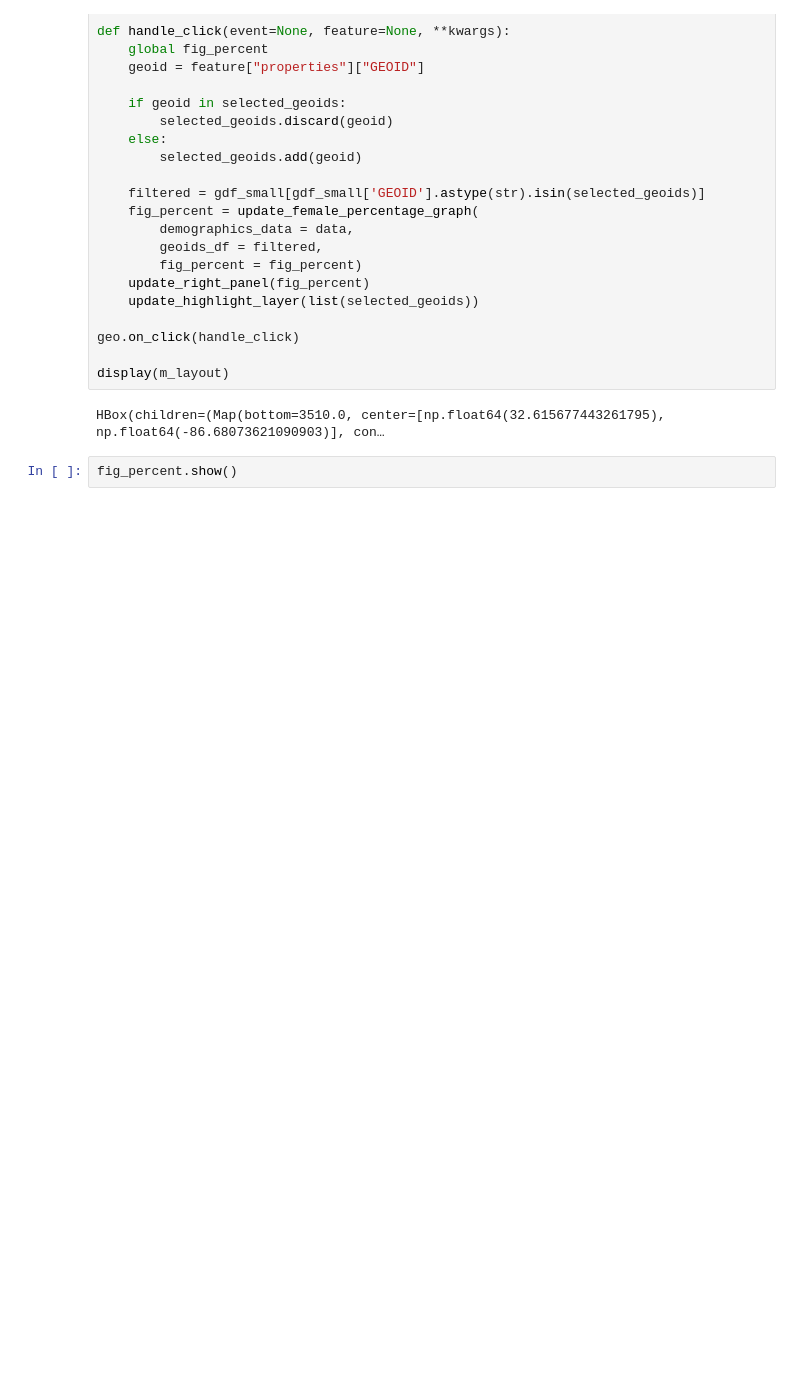
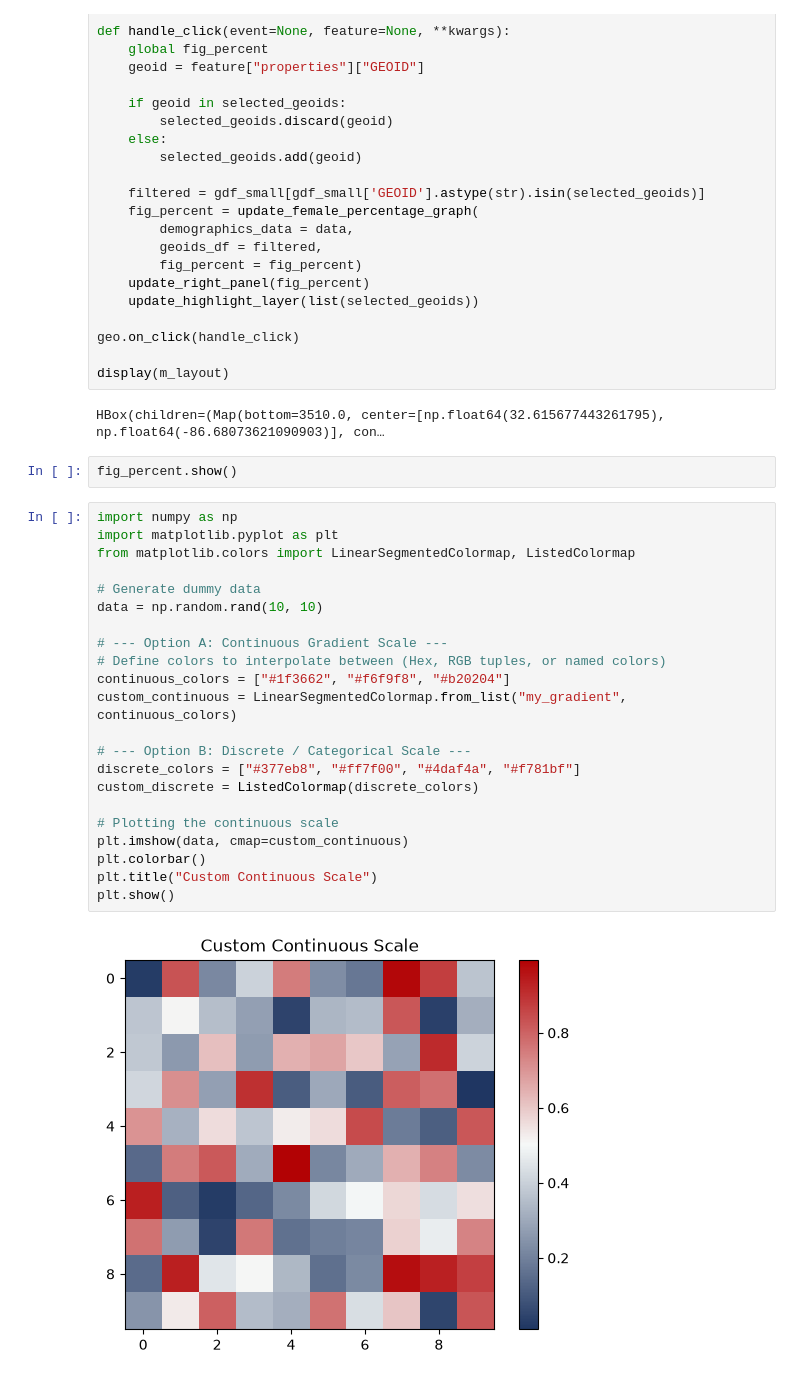
Before and after one commit to camilleberg/congressional_communities, a Jupyter notebook: map project/map_app/map-leaflet-widget.ipynb, the cells around one changed output. Drawn from its saved outputs; the diff is of its cells as text; blank space fills up the shorter version.

Commit message:
updateing colors

```diff
--- a/map project/map_app/map-leaflet-widget.ipynb
+++ b/map project/map_app/map-leaflet-widget.ipynb
@@ -330,3 +331,27 @@ display(m_layout)
 HBox(children=(Map(bottom=3510.0, center=[np.float64(32.615677443261795), np.float64(-86.68073621090903)], con…
 # %%
 fig_percent.show()
+# %%
+import numpy as np
+import matplotlib.pyplot as plt
+from matplotlib.colors import LinearSegmentedColormap, ListedColormap
+
+# Generate dummy data
+data = np.random.rand(10, 10)
+
+# --- Option A: Continuous Gradient Scale ---
+# Define colors to interpolate between (Hex, RGB tuples, or named colors)
+continuous_colors = ["#1f3662", "#f6f9f8", "#b20204"]
+custom_continuous = LinearSegmentedColormap.from_list("my_gradient", continuous_colors)
+
+# --- Option B: Discrete / Categorical Scale ---
+discrete_colors = ["#377eb8", "#ff7f00", "#4daf4a", "#f781bf"]
+custom_discrete = ListedColormap(discrete_colors)
+
+# Plotting the continuous scale
+plt.imshow(data, cmap=custom_continuous)
+plt.colorbar()
+plt.title("Custom Continuous Scale")
+plt.show()
+# %% [output]
+[figure, added]
```
Also changed, not shown: parts of 1 cell of this notebook, 3 other files.
